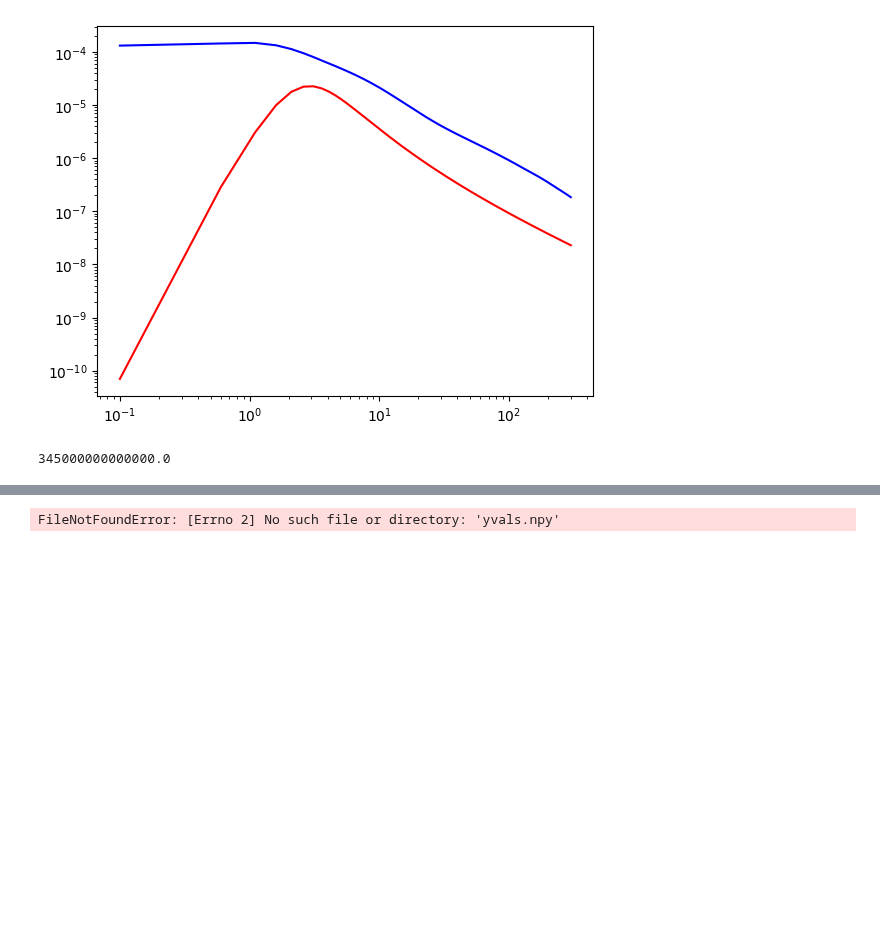
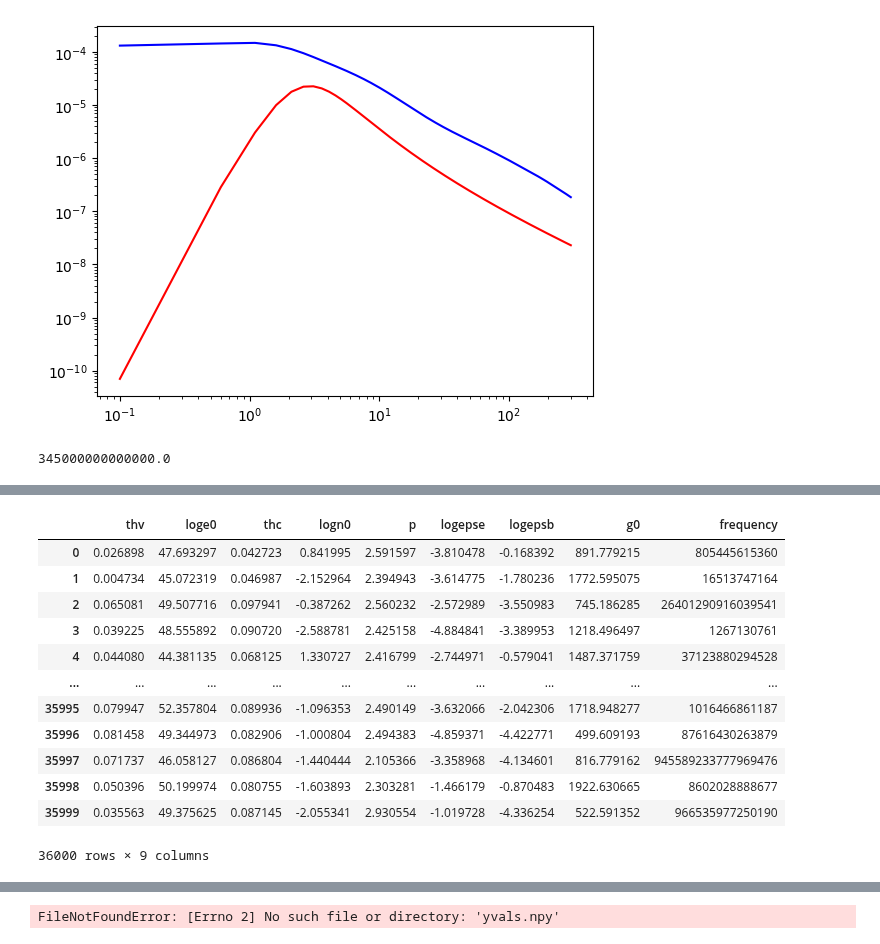
Before and after one commit to wfw23/MPhys_project, a Jupyter notebook: emulation.ipynb, the cells around one changed output, grey strips where cells are left out. Drawn from its saved outputs; the diff is of its cells as text; code cells hidden in the pictures; blank space fills up the shorter version.

```diff
--- a/emulation.ipynb
+++ b/emulation.ipynb
@@ -185,0 +202,14 @@ min(unprocessed['frequency'])
+# %%
+def axis_spec(parameters):
+    constrained_params= parameters.copy()
+
+    #thv-thc for off axis, thc-thv for on axis
+    constrained_params['alignment']=  parameters['thc']-parameters['thv']
+    return constrained_params
+# %%
+priors = PriorDict(conversion_function=axis_spec)
+priors['alignment']= Constraint(minimum=0, maximum=1.57)
+priors.update(redback.priors.get_priors(model='tophat_redback'))
+priors.pop('redshift')
+priors.pop('xiN')
+priors
@@ -185,0 +226,24 @@ min(unprocessed['frequency'])
+# %%
+onax_samples=priors.sample(36000)
+frequency=[]
+for f in range(9,18):
+    rand_samples=(random.sample(range(10**f,10**(f+1)),4000))
+    frequency.extend(rand_samples)
+random.shuffle(frequency)
+onax_samples['frequency']=frequency
+onax_data=pd.DataFrame.from_dict(onax_samples)
+onax_data
+# %% [output]
+|  | thv | loge0 | thc | logn0 | p | logepse | logepsb | g0 | frequency |
+| 0 | 0.026898 | 47.693297 | 0.042723 | 0.841995 | 2.591597 | -3.810478 | -0.168392 | 891.779215 | 805445615360 |
+| 1 | 0.004734 | 45.072319 | 0.046987 | -2.152964 | 2.394943 | -3.614775 | -1.780236 | 1772.595075 | 16513747164 |
+| 2 | 0.065081 | 49.507716 | 0.097941 | -0.387262 | 2.560232 | -2.572989 | -3.550983 | 745.186285 | 26401290916039541 |
+| 3 | 0.039225 | 48.555892 | 0.090720 | -2.588781 | 2.425158 | -4.884841 | -3.389953 | 1218.496497 | 1267130761 |
+| 4 | 0.044080 | 44.381135 | 0.068125 | 1.330727 | 2.416799 | -2.744971 | -0.579041 | 1487.371759 | 37123880294528 |
+| ... | ... | ... | ... | ... | ... | ... | ... | ... | ... |
+| 35995 | 0.079947 | 52.357804 | 0.089936 | -1.096353 | 2.490149 | -3.632066 | -2.042306 | 1718.948277 | 1016466861187 |
+| 35996 | 0.081458 | 49.344973 | 0.082906 | -1.000804 | 2.494383 | -4.859371 | -4.422771 | 499.609193 | 87616430263879 |
+| 35997 | 0.071737 | 46.058127 | 0.086804 | -1.440444 | 2.105366 | -3.358968 | -4.134601 | 816.779162 | 945589233777969476 |
+| 35998 | 0.050396 | 50.199974 | 0.080755 | -1.603893 | 2.303281 | -1.466179 | -0.870483 | 1922.630665 | 8602028888677 |
+| 35999 | 0.035563 | 49.375625 | 0.087145 | -2.055341 | 2.930554 | -1.019728 | -4.336254 | 522.591352 | 966535977250190 |
+36000 rows × 9 columns
```
Also changed, not shown: parts of 15 cells of this notebook, 15 other files.
